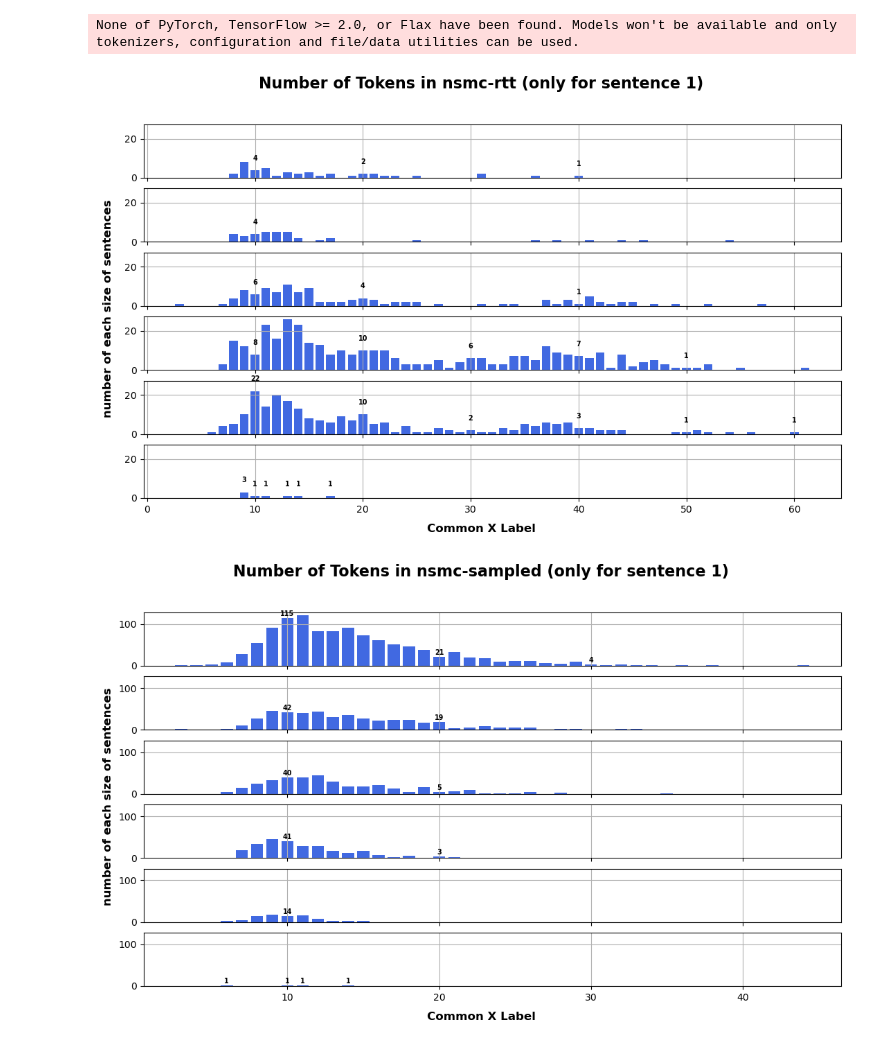
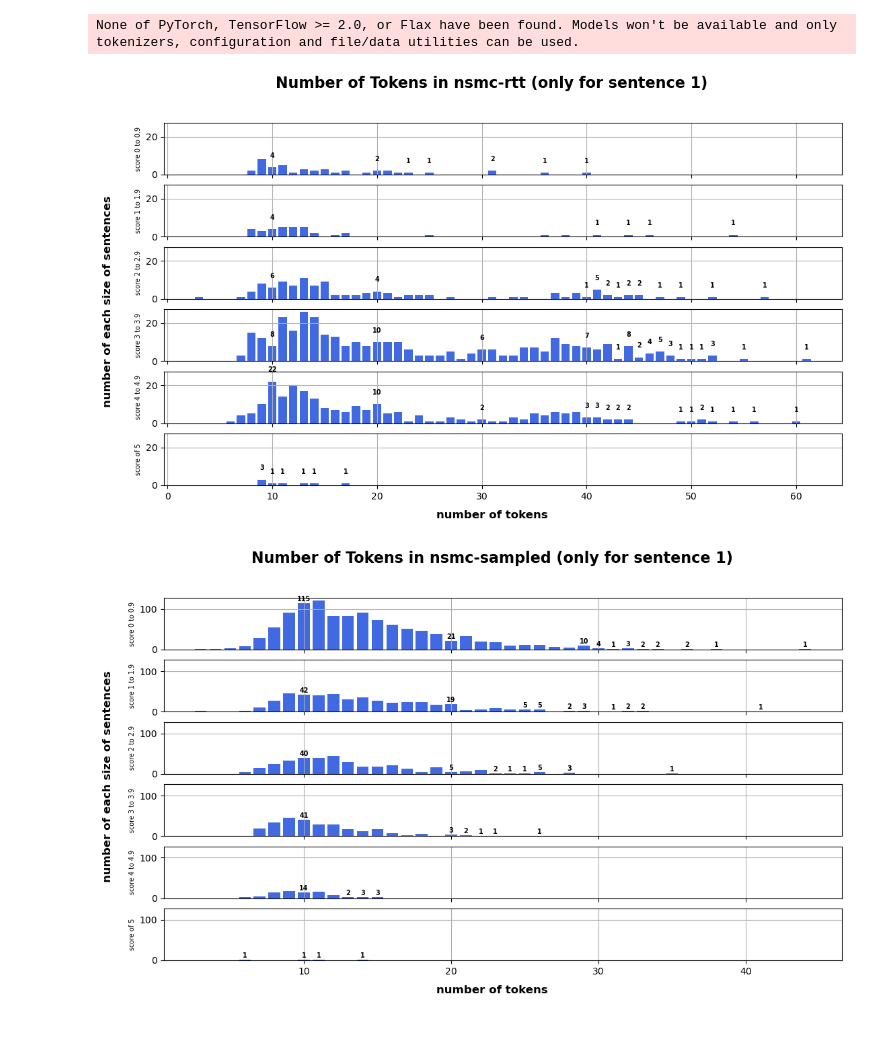
Before and after one commit to line1029/level1_semantictextsimilarity-nlp-14, a Jupyter notebook: JH/data_analysis/Viz_num_of_tokens.ipynb, the cells around one changed output. Drawn from its saved outputs; the diff is of its cells as text; code cells hidden in the pictures.

Commit message:
update: label and text

```diff
--- a/JH/data_analysis/Viz_num_of_tokens.ipynb
+++ b/JH/data_analysis/Viz_num_of_tokens.ipynb
@@ -92,39 +92,47 @@ for source_name in source_list:
         s1_x, s1_y, s2_x, s2_y = [], [], [], []
         u1_x, u1_y, u2_x, u2_y = [], [], [], []
         grouped_df_scored = grouped_df.get_group(score).copy(deep=True)
 
+        # token numbers
         s1_counted   = OrderedDict(Counter(sorted(grouped_df_scored['s1_num_tokens'].values.tolist())))
         s2_counted   = OrderedDict(Counter(sorted(grouped_df_scored['s2_num_tokens'].values.tolist())))
+        # unk token numbers
+        unk1_locations = grouped_df_scored[grouped_df_scored['s1_num_unk'] > 0]
         unk1_counted = OrderedDict(Counter(sorted(grouped_df_scored['s1_num_unk'].values.tolist())))
         unk2_counted = OrderedDict(Counter(sorted(grouped_df_scored['s2_num_unk'].values.tolist())))
 
         s1_x, s1_y = s1_counted.keys(),   s1_counted.values()
         s2_x, s2_y = s2_counted.keys(),   s2_counted.values()
-        u1_x, u1_y = unk1_counted.keys(), unk1_counted.values()
-        u2_x, u2_y = unk2_counted.keys(), unk2_counted.values()
+        u1_x, u1_y = list(unk1_counted.keys())[1:], list(unk1_counted.values())[1:]
+        u2_x, u2_y = list(unk2_counted.keys())[1:], list(unk2_counted.values())[1:]
 
         axes[score].bar(s1_x, s1_y, color='royalblue')
         axes[score].grid(zorder=0)
-        #axes[score].bar(u1_x, list(u1_y), bottom=list(s1_y), color='tomato')
+        #axes[score].bar(u1_x, u1_y, bottom=list(s1_y)[:len(u1_x)], color='tomato')
+        #print(f"unk value: {score}, x: {u1_x}, y: {u1_y}")
 
+        upper_20_value = pd.Series(s1_x).quantile(0.75)
         for idx, value in zip(s1_x, s1_y):
-            if idx % 10 != 0 and score != 5:
+            if idx % 10 != 0 and score != 5 and idx < upper_20_value:
                 continue
 
             axes[score].text(idx, value+5, s=value, ha='center', fontsize='x-small', fontweight='bold')
-
+            if score != 5:
+                axes[score].set_ylabel(f'score {score} to {float(score)+0.9}', fontsize='x-small')
+            else:
+                axes[score].set_ylabel(f'score of {score}', fontsize='x-small')
         #axes[score].set_ylim(0, 150)
 
     fig.suptitle(f"Number of Tokens in {source_name} (only for sentence 1)", fontsize=16, fontweight='bold')
     #axes.set_xlabel('number of tokens', fontsize=12)
     #axes.set_ylabel('number of each size of sentences', fontsize=12)
 
 
-    fig.text(0.5, 0.04, 'Common X Label', ha='center', fontsize=12, fontweight='bold')
-    fig.text(0.08, 0.5, 'number of each size of sentences', va='center', rotation='vertical', fontsize=12, fontweight='bold')
+    fig.text(0.5, 0.04, 'number of tokens', ha='center', fontsize=12, fontweight='bold')
+    fig.text(0.055, 0.5, 'number of each size of sentences', va='center', rotation='vertical', fontsize=12, fontweight='bold')
 
     #axes[5].set_ylim(0, 5)
     plt.show()
 # %% [output]
-[figure, old version]
+[figure, new version]
-[figure, old version]
+[figure, new version]
```
Also changed, not shown: parts of 1 cell of this notebook.
